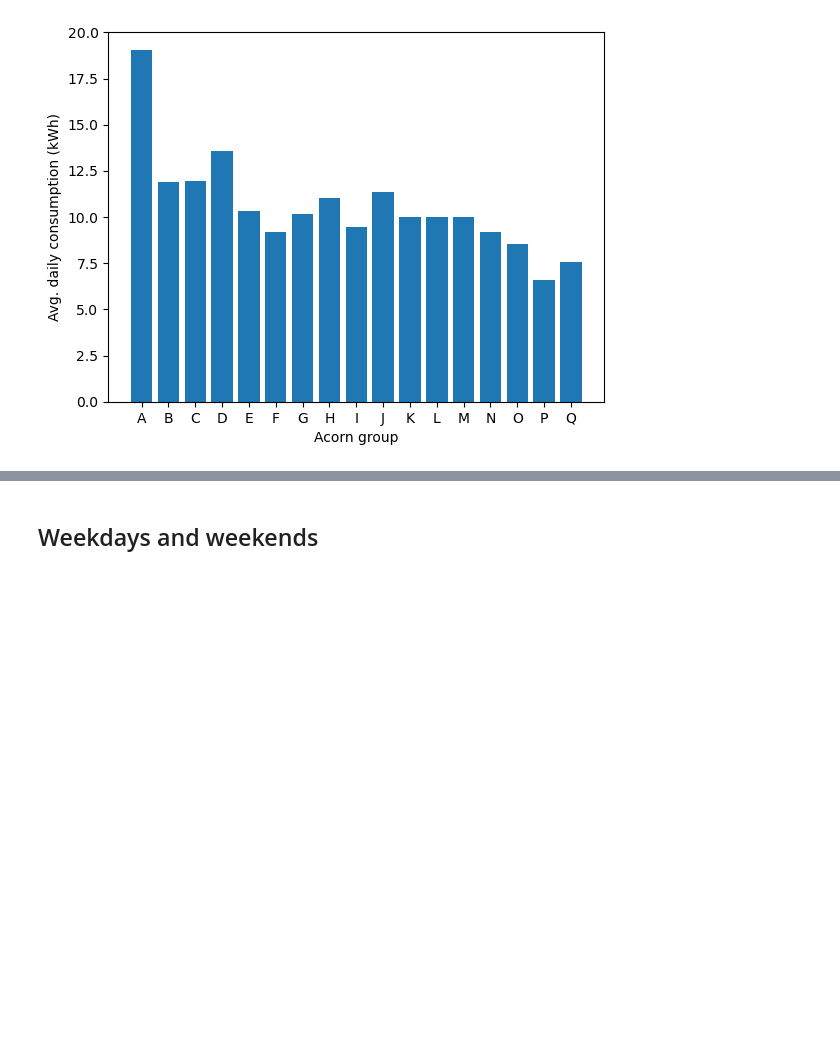
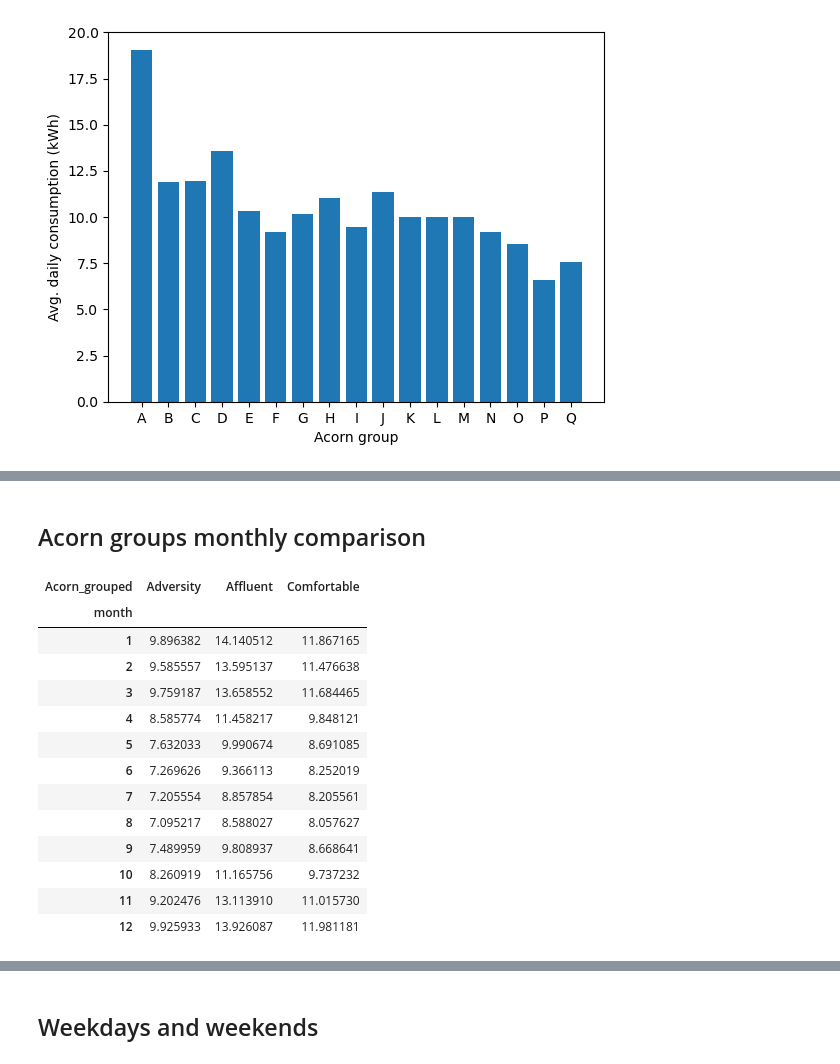
Before and after one commit to moosophy/smart-meters-project, a Jupyter notebook: main.ipynb, the cells around one changed output, grey strips where cells are left out. Cells and saved outputs as stored; diff of their text form; code cells hidden in the pictures; blank space fills up the shorter version.

```diff
--- a/main.ipynb
+++ b/main.ipynb
@@ -216,0 +246,34 @@ plt.ylabel("Avg. daily consumption (kWh)");
+# %% [markdown]
+## Acorn groups monthly comparison
+# %%
+t = pd.merge(daily_consumption, households, on="LCLid")
+
+t = t[t["Acorn_grouped"].isin(["Affluent", "Comfortable", "Adversity"])]
+t["year"] = t["day"].dt.year
+t["month"] = t["day"].dt.month
+
+t.groupby(["Acorn_grouped", "LCLid", "year", "month"])["energy_sum"].sum()
+t.reset_index()
+
+t = (
+    t.groupby(["Acorn_grouped", "month"])["energy_sum"]
+    .mean()
+    .unstack("Acorn_grouped")
+    .rename_axis("month")
+)
+t
+# %% [output]
+| Acorn_grouped | Adversity | Affluent | Comfortable |
+| month |  |  |  |
+| 1 | 9.896382 | 14.140512 | 11.867165 |
+| 2 | 9.585557 | 13.595137 | 11.476638 |
+| 3 | 9.759187 | 13.658552 | 11.684465 |
+| 4 | 8.585774 | 11.458217 | 9.848121 |
+| 5 | 7.632033 | 9.990674 | 8.691085 |
+| 6 | 7.269626 | 9.366113 | 8.252019 |
+| 7 | 7.205554 | 8.857854 | 8.205561 |
+| 8 | 7.095217 | 8.588027 | 8.057627 |
+| 9 | 7.489959 | 9.808937 | 8.668641 |
+| 10 | 8.260919 | 11.165756 | 9.737232 |
+| 11 | 9.202476 | 13.113910 | 11.015730 |
+| 12 | 9.925933 | 13.926087 | 11.981181 |
```
Also changed, not shown: parts of 8 cells of this notebook.
